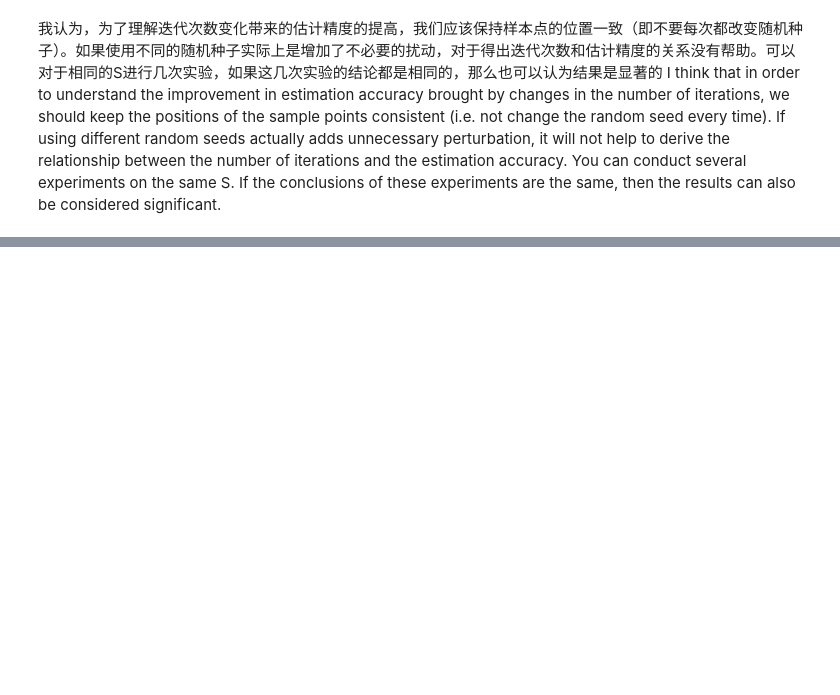
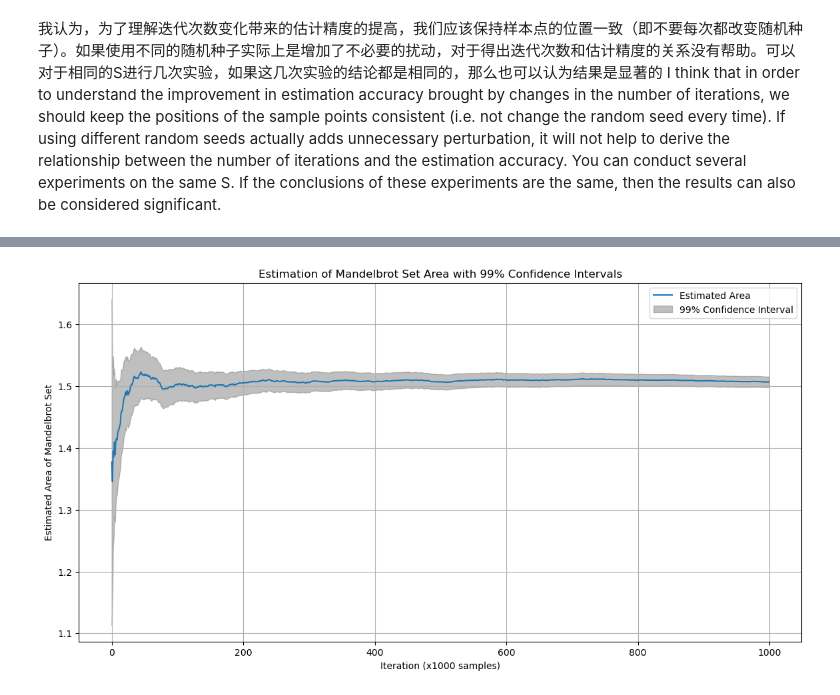
Before and after one commit to Ly-MX15/Stochastic_simulation, a Jupyter notebook: YuanLu/YuanLu.ipynb, the cells around one changed output, grey strips where cells are left out. Saved outputs shown, nothing was run; the diff lists cells and outputs as text; code cells hidden in the pictures; blank space fills up the shorter version.

```diff
--- a/YuanLu/YuanLu.ipynb
+++ b/YuanLu/YuanLu.ipynb
@@ -348,0 +365,81 @@ plt.show()
+# %%
+import numpy as np
+from matplotlib import pyplot as plt
+
+# Mandelbrot迭代函数
+def mandelbrot(c, max_iter):
+    z = 0
+    n = 0
+    while abs(z) <= 2 and n < max_iter:
+        z = z*z + c
+        n += 1
+    return n
+
+# 计算Mandelbrot集合面积的函数
+def estimate_mandelbrot_area(x_range, y_range, max_iter, samples, confidence):
+    # 计算整个区域的面积
+    total_area = (x_range[1] - x_range[0]) * (y_range[1] - y_range[0])
+
+    # 初始化样本点计数器
+    in_mandelbrot_count = 0
+
+    # 存储每一步的面积估计值和置信区间长度
+    areas = []
+    interval_lengths = []
+    relative_errors = []
+    for _ in range(0, samples, 1000):
+        # 生成随机点
+        real = np.random.uniform(x_range[0], x_range[1], 1000)
+        imag = np.random.uniform(y_range[0], y_range[1], 1000)
+        complex_numbers = real + imag * 1j
+
+        # 判断这些点是否在Mandelbrot集合中
+        for c in complex_numbers:
+            if mandelbrot(c, max_iter) == max_iter:
+                in_mandelbrot_count += 1
+
+        # 计算置信区间
+        p_hat = in_mandelbrot_count / (1000 * (_ // 1000 + 1))
+        z_score = 2.576  # 99% confidence level
+        margin_of_error = z_score * np.sqrt((p_hat * (1 - p_hat)) / (1000 * (_ // 1000 + 1)))
+
+        # 计算置信区间的边界和长度
+        lower_bound = p_hat - margin_of_error
+        upper_bound = p_hat + margin_of_error
+        interval_length = upper_bound - lower_bound
+        relative_error = interval_length / 2 / p_hat
+        # 记录结果
+        areas.append(p_hat * total_area)
+        interval_lengths.append(interval_length * total_area)
+        relative_errors.append(relative_error)
+
+    return areas, interval_lengths, relative_errors
+
+# 设定参数
+x_range = [-2, 1]
+y_range = [-1.5, 1.5]
+max_iter = 2000
+samples = 1000000  # 总样本数
+confidence = 0.99
+
+# 运行函数
+areas, interval_lengths, relative_errors = estimate_mandelbrot_area(x_range, y_range, max_iter, samples, confidence)
+
+# 输出结果
+for i in range(len(areas)):
+    print(f"Step {i+1}, Area: {areas[i]}, CI Length: {interval_lengths[i]}, relative_errors:{relative_errors[i]}")
+
+# 绘图展示
+plt.figure(figsize=(14, 7))
+plt.plot(areas, label='Estimated Area')
+plt.fill_between(range(len(areas)),
+                 [a - l/2 for a, l in zip(areas, interval_lengths)],
+                 [a + l/2 for a, l in zip(areas, interval_lengths)],
+                 color='gray', alpha=0.5, label='99% Confidence Interval')
+plt.xlabel('Iteration (x1000 samples)')
+plt.ylabel('Estimated Area of Mandelbrot Set')
+plt.title('Estimation of Mandelbrot Set Area with 99% Confidence Intervals')
+plt.legend()
+plt.grid(True)
+plt.show()
+# %% [output]
@@ -348,0 +463 @@ plt.show()
+[figure, added]
```
Also changed, not shown: parts of 14 cells of this notebook, 2 other files.
